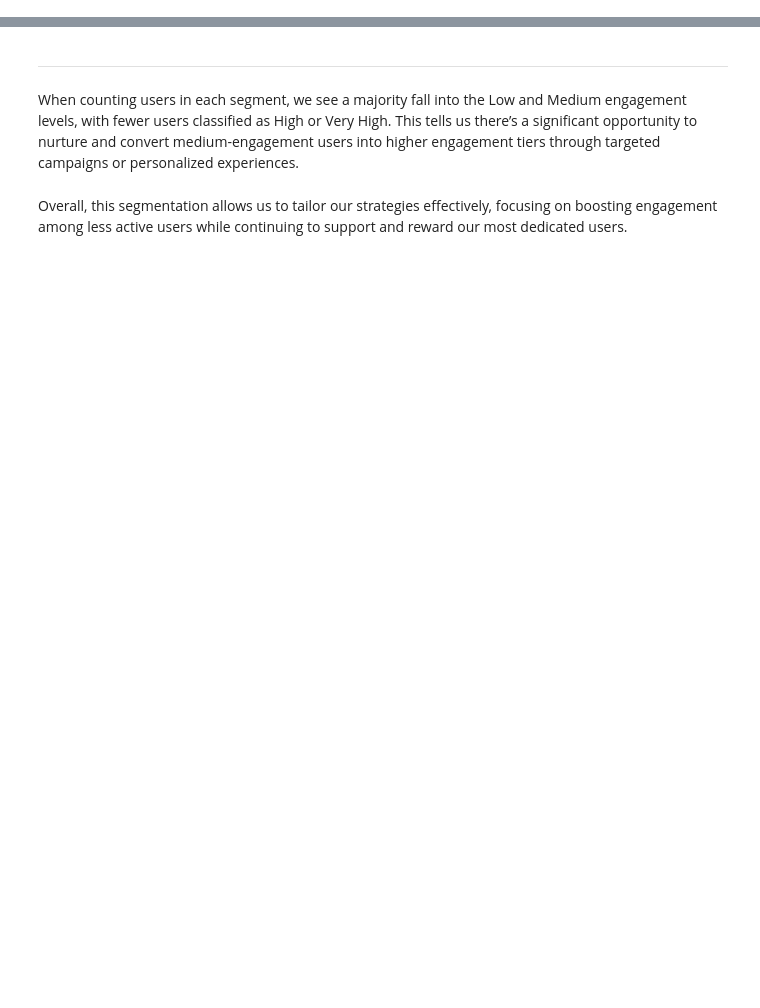
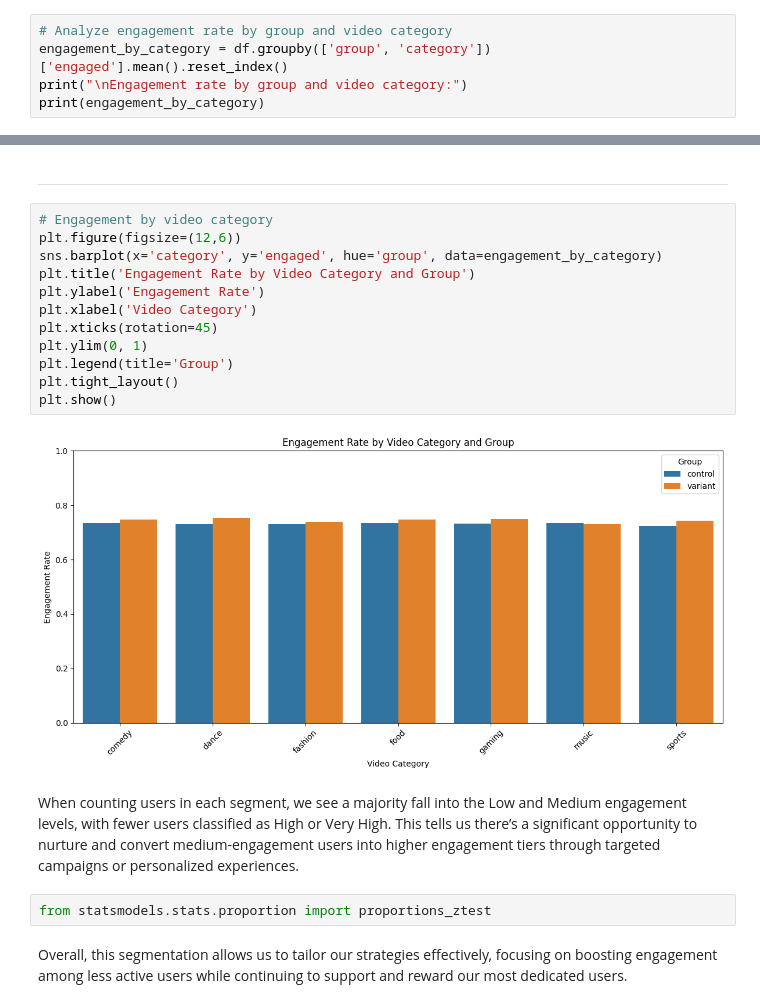
Before and after one commit to surpiya19/feedRanking, a Jupyter notebook: notebooks/user_level_engagement.ipynb, the cells around one changed output, grey strips where cells are left out. Drawn from its saved outputs; the diff is of its cells as text; blank space fills up the shorter version.

```diff
--- a/notebooks/user_level_engagement.ipynb
+++ b/notebooks/user_level_engagement.ipynb
@@ -65,0 +95,5 @@ Name: count, dtype: int64
+# %%
+# Analyze engagement rate by group and video category
+engagement_by_category = df.groupby(['group', 'category'])['engaged'].mean().reset_index()
+print("\nEngagement rate by group and video category:")
+print(engagement_by_category)
@@ -68,6 +132,22 @@ When counting users in each segment, we see a majority fall into the Low and Med
 # %% [markdown]
 _____________
+# %%
+# Engagement by video category
+plt.figure(figsize=(12,6))
+sns.barplot(x='category', y='engaged', hue='group', data=engagement_by_category)
+plt.title('Engagement Rate by Video Category and Group')
+plt.ylabel('Engagement Rate')
+plt.xlabel('Video Category')
+plt.xticks(rotation=45)
+plt.ylim(0, 1)
+plt.legend(title='Group')
+plt.tight_layout()
+plt.show()
+# %% [output]
+[figure, added]
 # %% [markdown]
 When counting users in each segment, we see a majority fall into the Low and Medium engagement levels, with fewer users classified as High or Very High. This tells us there’s a significant opportunity to nurture and convert medium-engagement users into higher engagement tiers through targeted campaigns or personalized experiences.
+# %%
+from statsmodels.stats.proportion import proportions_ztest
 # %% [markdown]
 Overall, this segmentation allows us to tailor our strategies effectively, focusing on boosting engagement among less active users while continuing to support and reward our most dedicated users.
```
Also changed, not shown: parts of 10 cells of this notebook, 1 other file.
